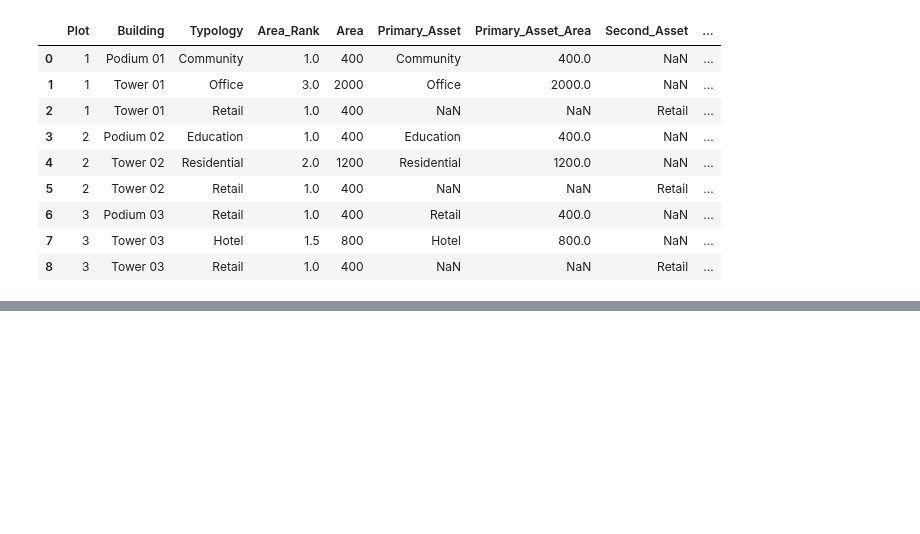
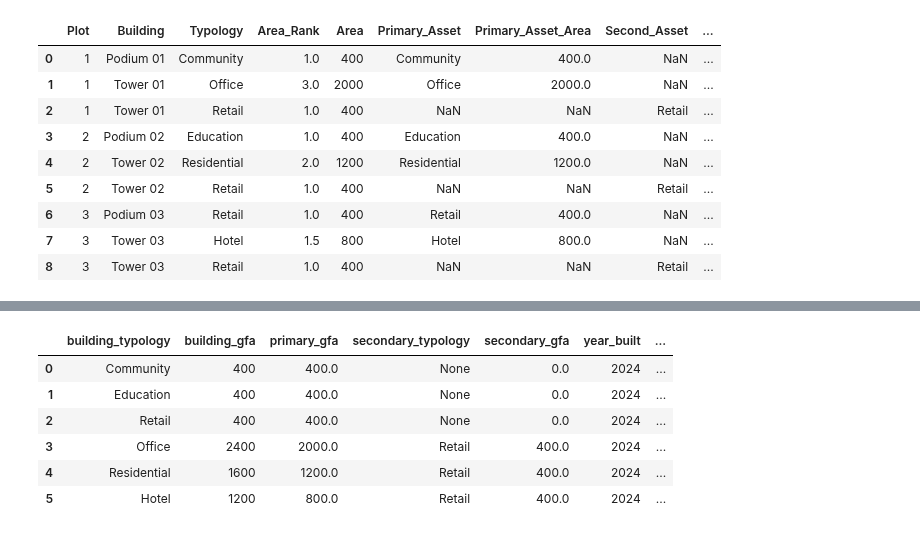
Before and after one commit to hramzan01/project_zero, a Jupyter notebook: nb_temp.ipynb, the cells around one changed output, grey strips where cells are left out. Saved outputs shown, nothing was run; the diff lists cells and outputs as text; code cells hidden in the pictures; blank space fills up the shorter version.

```diff
--- a/nb_temp.ipynb
+++ b/nb_temp.ipynb
@@ -120,0 +160,22 @@ result_df.groupby(['Plot', 'Building']).sum().reset_index(drop=False)
+# %%
+# rename and reorder to match training set
+preprocessed_design_data = pd.DataFrame({
+    'building_typology': agg_result['Primary_Asset'],
+    'building_gfa': agg_result['Area'],
+    'primary_gfa': agg_result['Primary_Asset_Area'],
+    'secondary_typology': agg_result['Second_Asset'],
+    'secondary_gfa': agg_result['Second_Asset_Area'],
+    'year_built': agg_result['year_built'],
+    'occupancy': agg_result['occupancy'],
+    'num_buildings': agg_result['num_buildings']
+    })
+
+preprocessed_design_data
+# %% [output]
+|  | building_typology | building_gfa | primary_gfa | secondary_typology | secondary_gfa | year_built | ... |
+| 0 | Community | 400 | 400.0 | None | 0.0 | 2024 | ... |
+| 1 | Education | 400 | 400.0 | None | 0.0 | 2024 | ... |
+| 2 | Retail | 400 | 400.0 | None | 0.0 | 2024 | ... |
+| 3 | Office | 2400 | 2000.0 | Retail | 400.0 | 2024 | ... |
+| 4 | Residential | 1600 | 1200.0 | Retail | 400.0 | 2024 | ... |
+| 5 | Hotel | 1200 | 800.0 | Retail | 400.0 | 2024 | ... |
```
Also changed, not shown: parts of 5 cells of this notebook.
